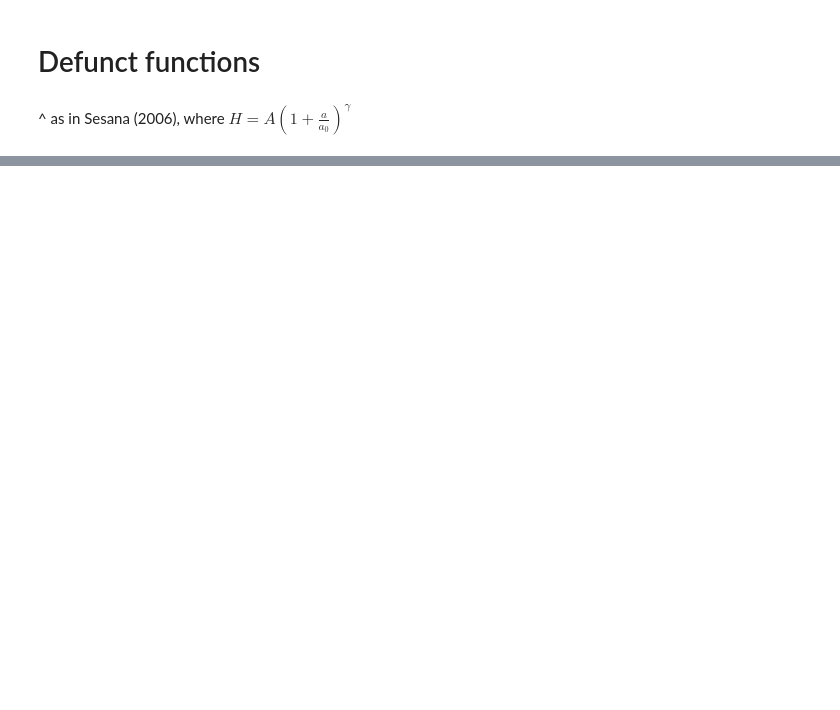
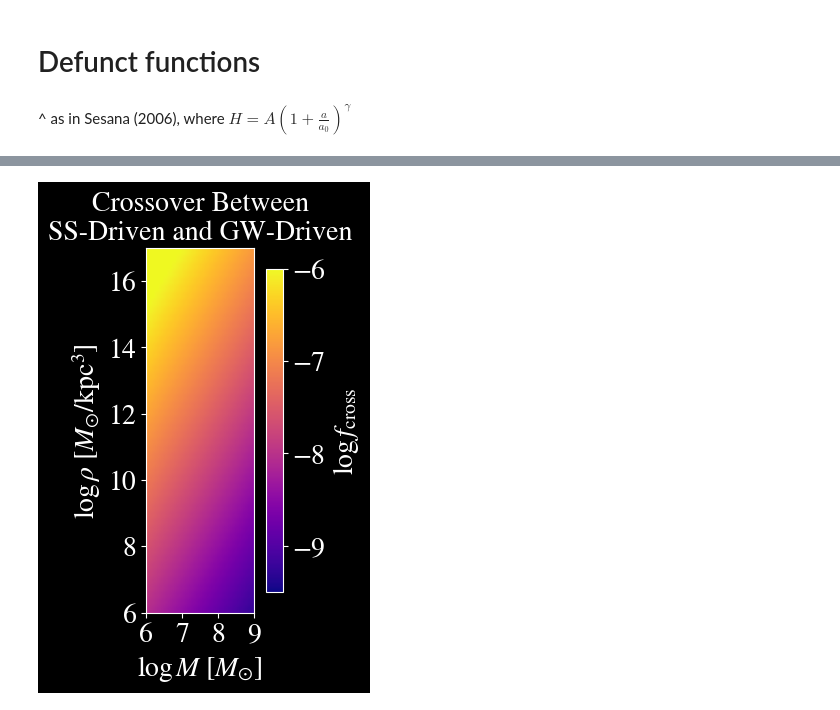
Before and after one commit to itsrainingsomewhere/smbhb-environments, a Jupyter notebook: Notebooks/StellarScatteringSesana_wAstropy.ipynb, the cells around one changed output, grey strips where cells are left out. Saved outputs shown, nothing was run; the diff lists cells and outputs as text; code cells hidden in the pictures; blank space fills up the shorter version.

```diff
--- a/Notebooks/StellarScatteringSesana_wAstropy.ipynb
+++ b/Notebooks/StellarScatteringSesana_wAstropy.ipynb
@@ -614,0 +645,30 @@ def ssFrequencyEvolution(mass, sigma, rho, f, q=1):
+# %%
+testSigma = 100
+
+logMSamples = np.linspace(6, 9)
+logRhoSamples = np.linspace(17, 9) #milky way seems to have about 10^9 solar masses per kpc so
+
+noSigma = [0] * len(logRhoSamples)
+for r in range(len(logRhoSamples)):
+    noSigma[r] = []
+    for m in range(len(logMSamples)):
+        noSigma[r].append(findCrossoverBetweenSSandGW(10 ** logMSamples[m], testSigma, 10 ** logRhoSamples[r]))
+# %%
+fig, ax = plt.subplots(1, 1, figsize=(3, 5), layout="constrained")
+
+plt.rcParams['font.size'] = 20
+
+# Plot data
+mapped = ax.imshow(noSigma, extent=[6, 9, 6, 17], vmin = -9.5, vmax =-6, cmap="plasma", aspect='auto')
+ax.tick_params(axis='both', which='major', labelsize=20)
+ax.set_xlabel(r"$\log M\ [M_{\odot}]$", fontsize = 20)
+ax.set_ylabel(r"$\log \rho \ [M_{\odot} / \text{kpc}^3]$", fontsize = 20)
+ax.set_xticks([6, 7, 8, 9])
+ax.set_title("Crossover Between\nSS-Driven and GW-Driven", fontsize = 20)
+
+fig.colorbar(mapped, ax=ax, location="right", label=r"$\log f_{\text{cross}}$")
+
+fig.savefig("presentationCrossoverDark.png", transparent=True)
+plt.show()
+# %% [output]
+[figure, added]
```
Also changed, not shown: parts of 12 cells of this notebook, 3 other files.
